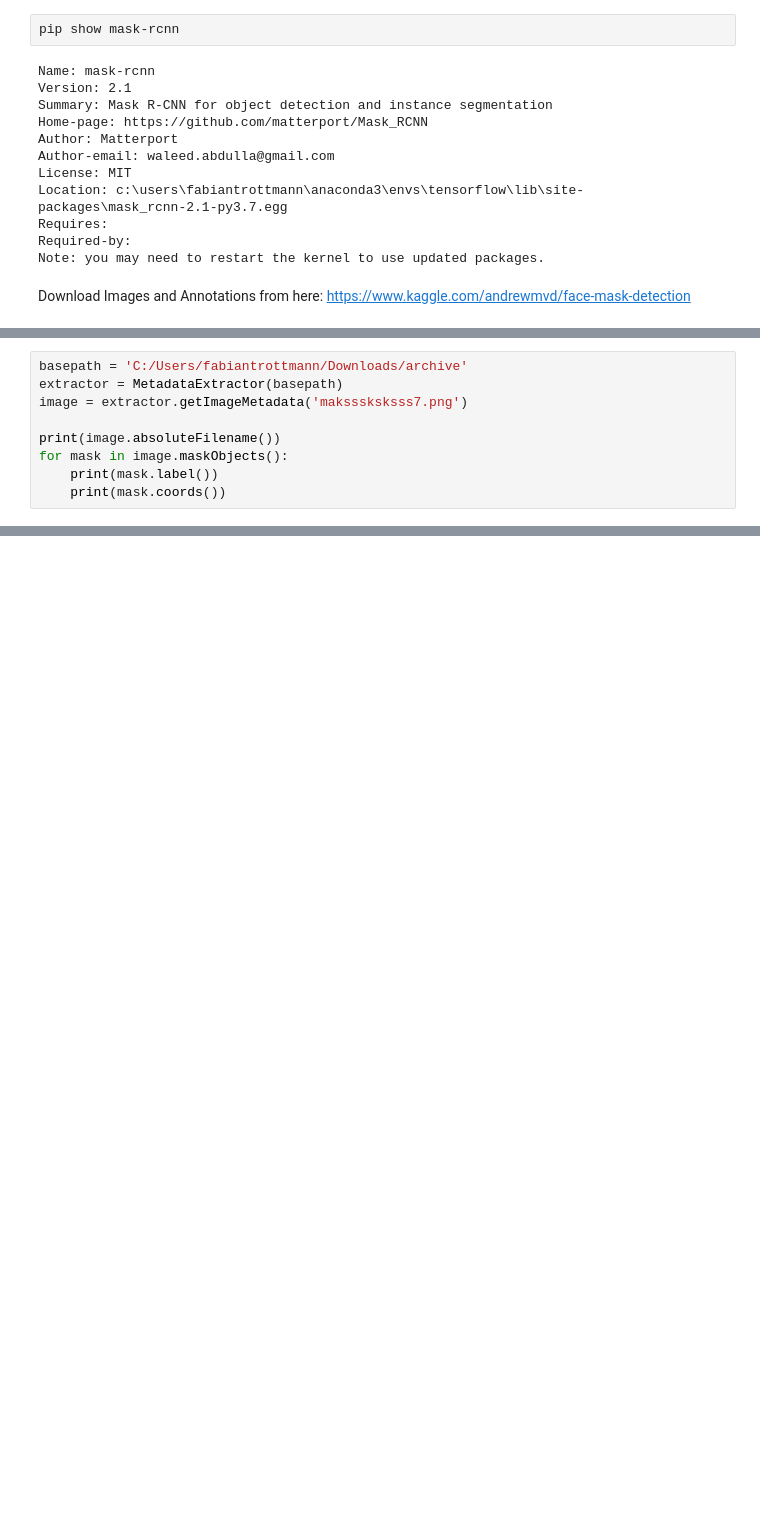
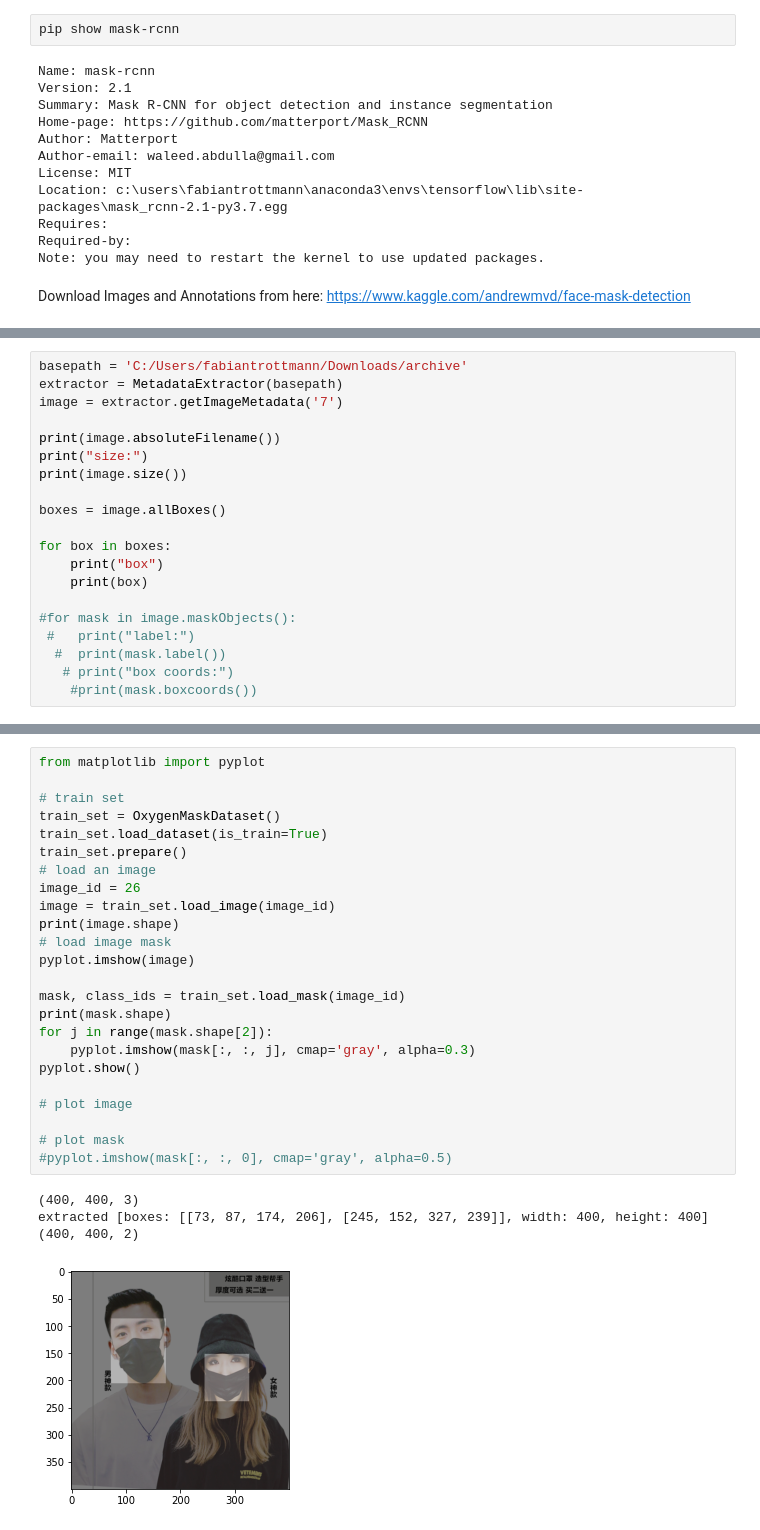
Before and after one commit to andygubser/mask_detection, a Jupyter notebook: Fabian/MaskDetection.ipynb, the cells around one changed output, grey strips where cells are left out. Drawn from its saved outputs; the diff is of its cells as text; blank space fills up the shorter version.

Commit message:
mask detection

```diff
--- a/Fabian/MaskDetection.ipynb
+++ b/Fabian/MaskDetection.ipynb
@@ -769,11 +747,22 @@ class MetadataExtractor:
 # %%
 basepath = 'C:/Users/fabiantrottmann/Downloads/archive'
 extractor = MetadataExtractor(basepath)
-image = extractor.getImageMetadata('maksssksksss7.png')
+image = extractor.getImageMetadata('7')
 
 print(image.absoluteFilename())
-for mask in image.maskObjects():
-    print(mask.label())
-    print(mask.coords())
+print("size:")
+print(image.size())
+
+boxes = image.allBoxes()
+
+for box in boxes:
+    print("box")
+    print(box)
+
+#for mask in image.maskObjects():
+ #   print("label:")
+  #  print(mask.label())
+   # print("box coords:")
+    #print(mask.boxcoords())
 # %% [output]
 C:/Users/fabiantrottmann/Downloads/archive\images\maksssksksss7.png
@@ -792,0 +845,29 @@ ERROR: No matching distribution found for ElementTree
+# %%
+from matplotlib import pyplot
+
+# train set
+train_set = OxygenMaskDataset()
+train_set.load_dataset(is_train=True)
+train_set.prepare()
+# load an image
+image_id = 26
+image = train_set.load_image(image_id)
+print(image.shape)
+# load image mask
+pyplot.imshow(image)
+
+mask, class_ids = train_set.load_mask(image_id)
+print(mask.shape)
+for j in range(mask.shape[2]):
+    pyplot.imshow(mask[:, :, j], cmap='gray', alpha=0.3)
+pyplot.show()
+
+# plot image
+
+# plot mask
+#pyplot.imshow(mask[:, :, 0], cmap='gray', alpha=0.5)
+# %% [output]
+(400, 400, 3)
+extracted [boxes: [[73, 87, 174, 206], [245, 152, 327, 239]], width: 400, height: 400]
+(400, 400, 2)
+[figure, added]
```
Also changed, not shown: parts of 8 cells of this notebook.
